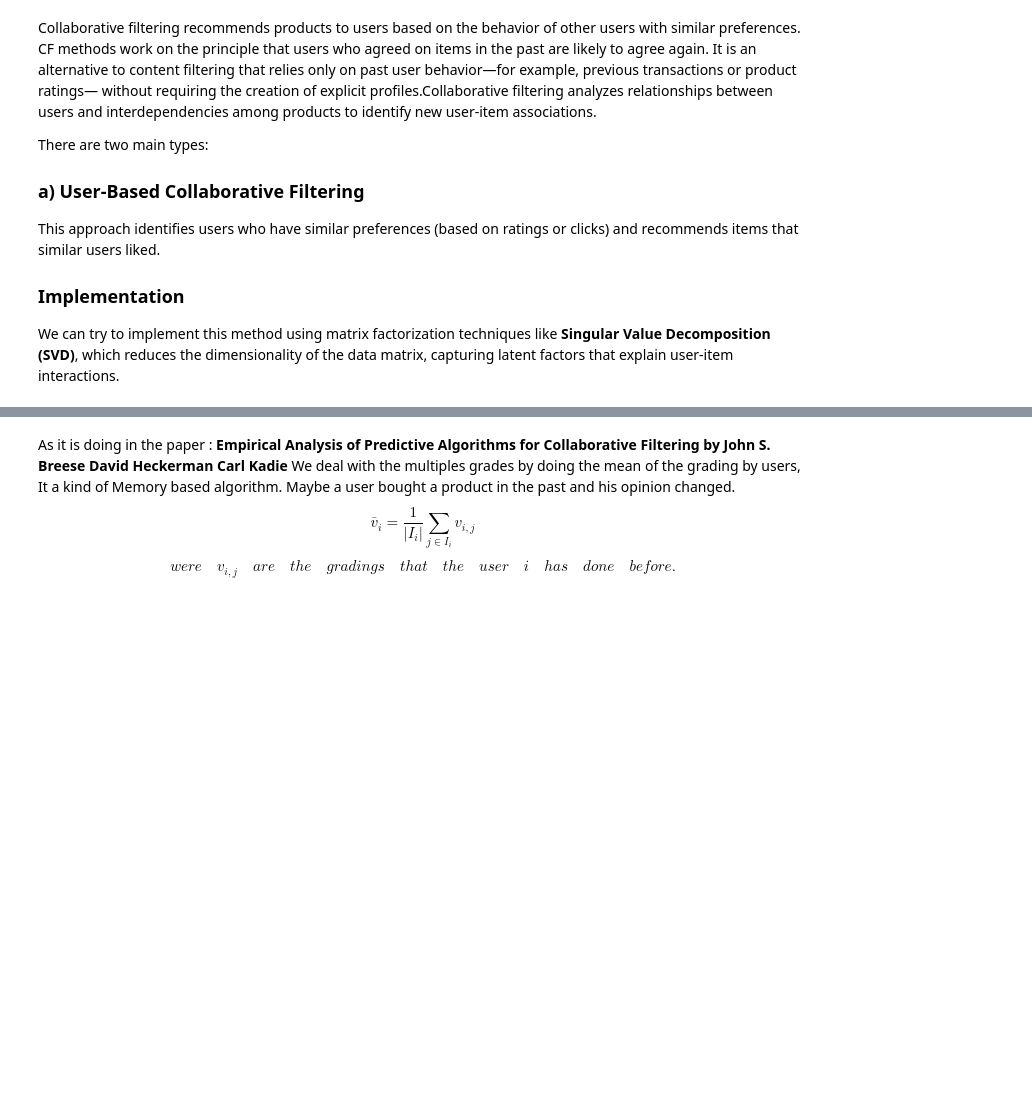
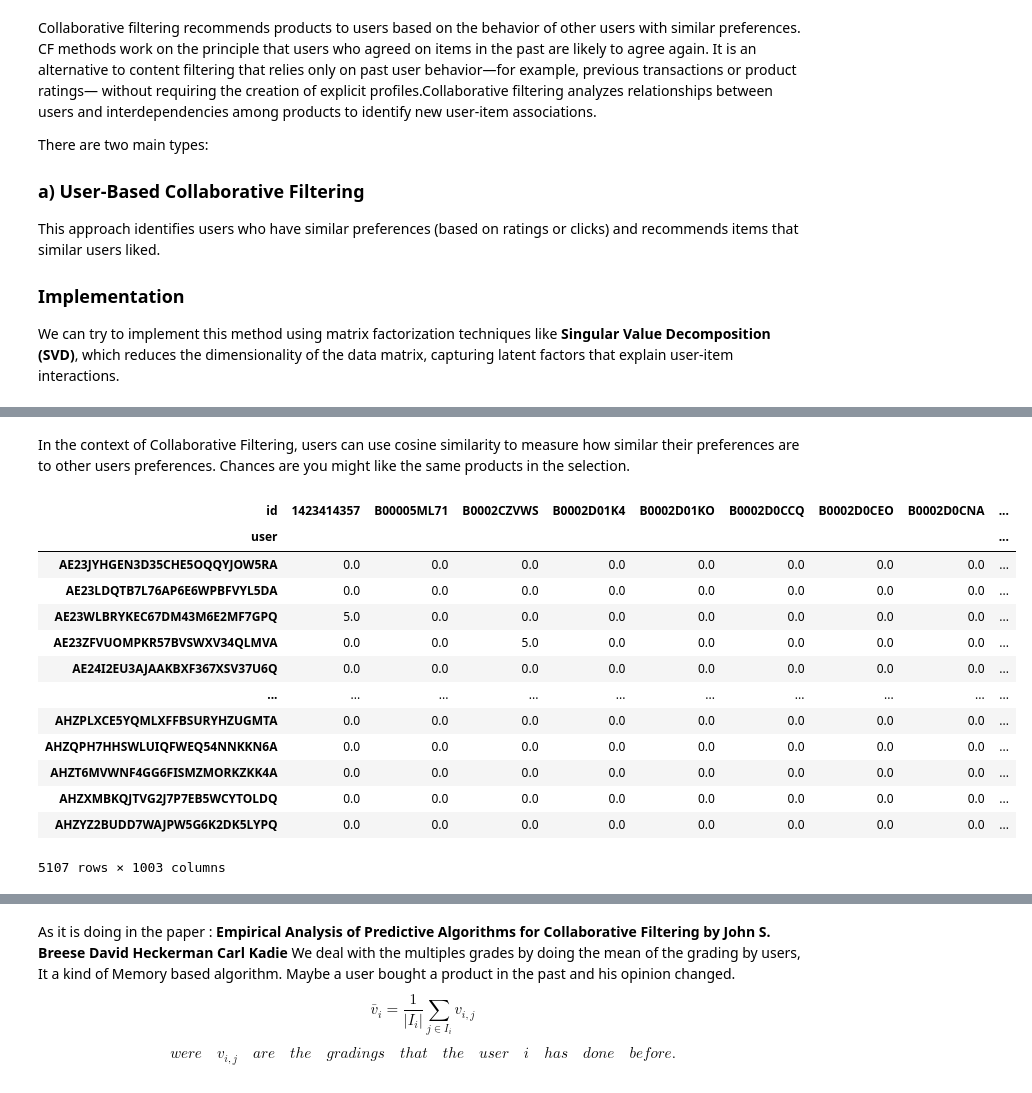
Before and after one commit to arazig/Advanced-ML-project, a Jupyter notebook: Notebook.ipynb, the cells around one changed output, grey strips where cells are left out. Cells and saved outputs as stored; diff of their text form; code cells hidden in the pictures; blank space fills up the shorter version.

Commit message:
Avec recommendation par similarité

```diff
--- a/Notebook.ipynb
+++ b/Notebook.ipynb
@@ -224,6 +224,3 @@ This approach identifies users who have similar preferences (based on ratings or
 
 ### Implementation
 We can try to implement this method using matrix factorization techniques like **Singular Value Decomposition (SVD)**, which reduces the dimensionality of the data matrix, capturing latent factors that explain user-item interactions.
-# %%
-df_recommendation = pd.DataFrame(
-    [{"id": item["parent_asin"], "user": item["user_id"], "rating": item["rating"]} for item in products_1000_usersdata])
@@ -261,0 +249,23 @@ The proportion of products rated by different users :
+# %% [markdown]
+In the context of Collaborative Filtering, users can use cosine similarity to measure how similar their preferences are to other users preferences. Chances are you might like the same products in the selection.
+# %%
+df_recommendation_pivot = df_recommendation.pivot(index='user', columns='id', values='rating')
+# %%
+df_recommendation_pivot = df_recommendation_pivot.fillna(0)
+# %%
+df_recommendation_pivot
+# %% [output]
+| id | 1423414357 | B00005ML71 | B0002CZVWS | B0002D01K4 | B0002D01KO | B0002D0CCQ | B0002D0CEO | B0002D0CNA | ... |
+| user |  |  |  |  |  |  |  |  | ... |
+| AE23JYHGEN3D35CHE5OQQYJOW5RA | 0.0 | 0.0 | 0.0 | 0.0 | 0.0 | 0.0 | 0.0 | 0.0 | ... |
+| AE23LDQTB7L76AP6E6WPBFVYL5DA | 0.0 | 0.0 | 0.0 | 0.0 | 0.0 | 0.0 | 0.0 | 0.0 | ... |
+| AE23WLBRYKEC67DM43M6E2MF7GPQ | 5.0 | 0.0 | 0.0 | 0.0 | 0.0 | 0.0 | 0.0 | 0.0 | ... |
+| AE23ZFVUOMPKR57BVSWXV34QLMVA | 0.0 | 0.0 | 5.0 | 0.0 | 0.0 | 0.0 | 0.0 | 0.0 | ... |
+| AE24I2EU3AJAAKBXF367XSV37U6Q | 0.0 | 0.0 | 0.0 | 0.0 | 0.0 | 0.0 | 0.0 | 0.0 | ... |
+| ... | ... | ... | ... | ... | ... | ... | ... | ... | ... |
+| AHZPLXCE5YQMLXFFBSURYHZUGMTA | 0.0 | 0.0 | 0.0 | 0.0 | 0.0 | 0.0 | 0.0 | 0.0 | ... |
+| AHZQPH7HHSWLUIQFWEQ54NNKKN6A | 0.0 | 0.0 | 0.0 | 0.0 | 0.0 | 0.0 | 0.0 | 0.0 | ... |
+| AHZT6MVWNF4GG6FISMZMORKZKK4A | 0.0 | 0.0 | 0.0 | 0.0 | 0.0 | 0.0 | 0.0 | 0.0 | ... |
+| AHZXMBKQJTVG2J7P7EB5WCYTOLDQ | 0.0 | 0.0 | 0.0 | 0.0 | 0.0 | 0.0 | 0.0 | 0.0 | ... |
+| AHZYZ2BUDD7WAJPW5G6K2DK5LYPQ | 0.0 | 0.0 | 0.0 | 0.0 | 0.0 | 0.0 | 0.0 | 0.0 | ... |
+5107 rows × 1003 columns
```
Also changed, not shown: parts of 21 cells of this notebook.
